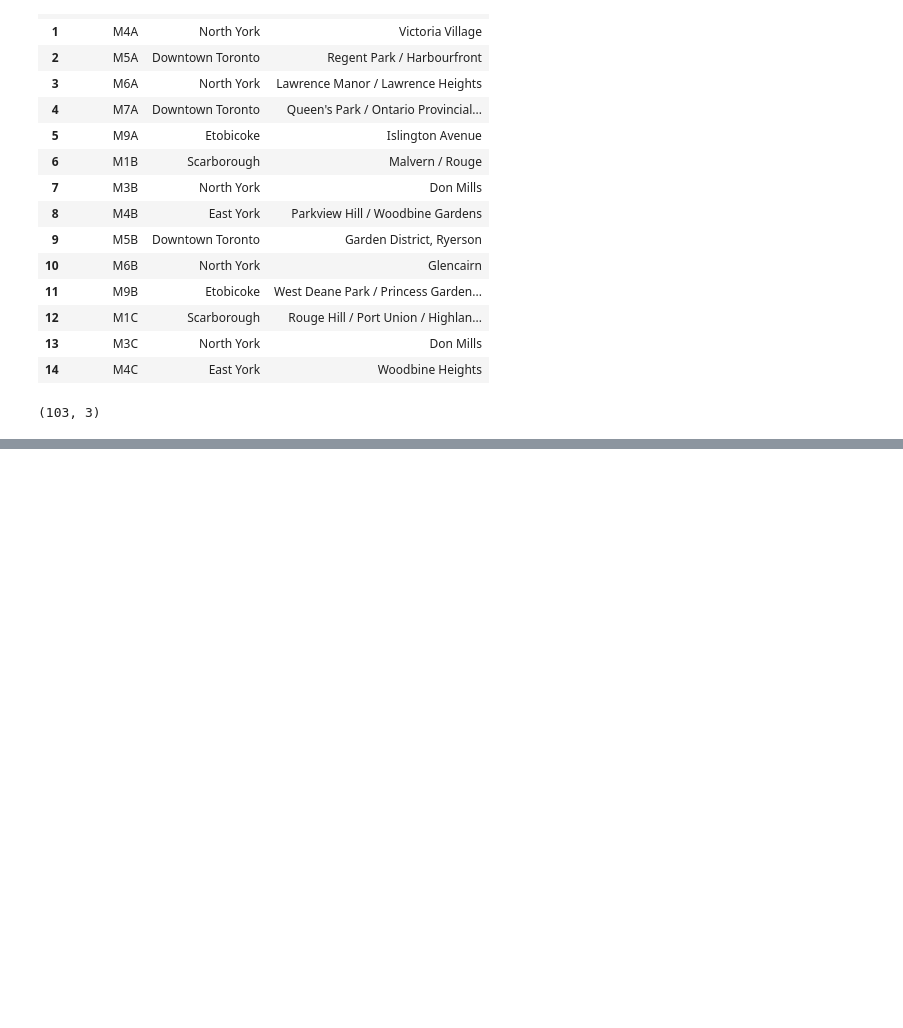
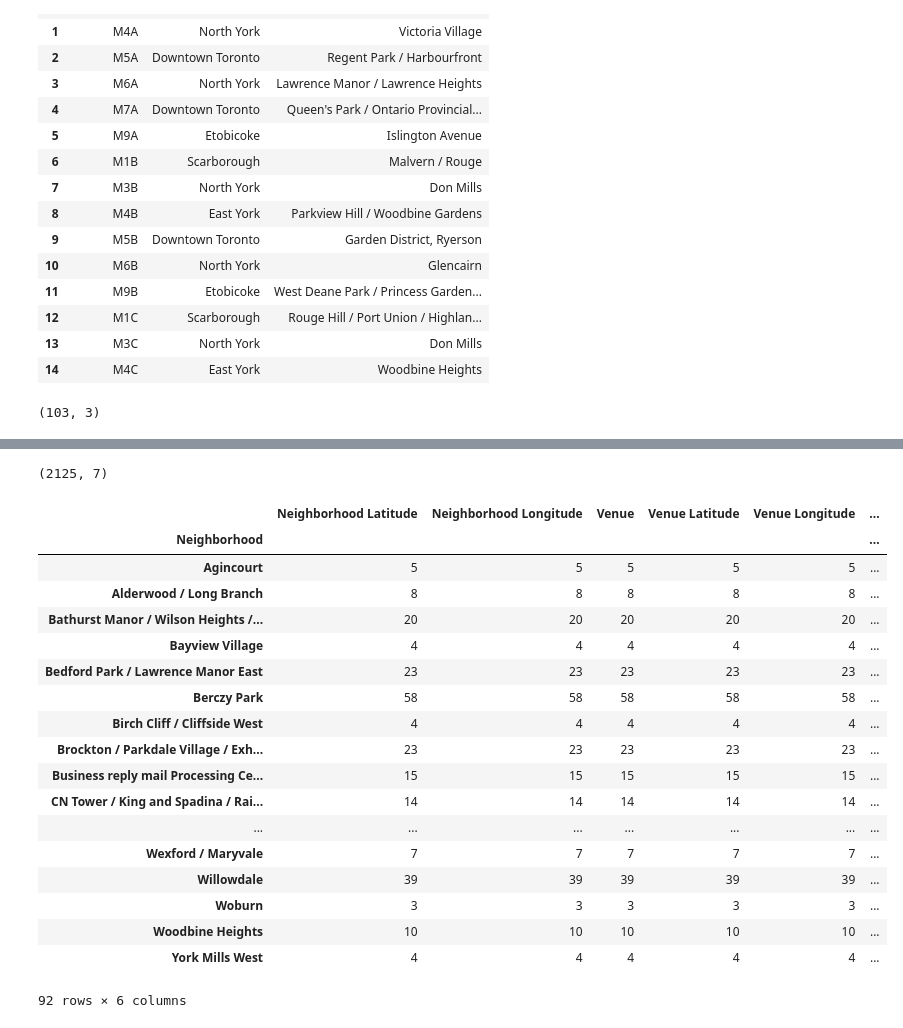
Before and after one commit to shivaram-nn/Coursera_Capstone, a Jupyter notebook: Segmentation and Clustering of Data from Toronto.ipynb, the cells around one changed output, grey strips where cells are left out. Cells and saved outputs as stored; diff of their text form; code cells hidden in the pictures; blank space fills up the shorter version.

```diff
--- a/Segmentation and Clustering of Data from Toronto.ipynb
+++ b/Segmentation and Clustering of Data from Toronto.ipynb
@@ -77,0 +178,18 @@ df_new.shape
+# %%
+map_toronto = folium.Map(location=[latitude_toronto, longitude_toronto], zoom_start=10)
+
+# add markers to map
+for lat, lng, borough, Neighbourhood in zip(Toronto_df['Latitude'], Toronto_df['Longitude'], Toronto_df['Borough'], Toronto_df['Neighborhood']):
+    label = '{}, {}'.format(Neighbourhood, borough)
+    label = folium.Popup(label, parse_html=True)
+    folium.CircleMarker(
+        [lat, lng],
+        radius=5,
+        popup=label,
+        color='blue',
+        fill=True,
+        fill_color='#3186cc',
+        fill_opacity=0.7,
+        parse_html=False).add_to(map_toronto)
+
+map_toronto
@@ -77,0 +291,26 @@ df_new.shape
+# %%
+toronto_venues.shape
+# %% [output]
+(2125, 7)
+# %%
+toronto_venues.groupby('Neighborhood').count()
+# %% [output]
+|  | Neighborhood Latitude | Neighborhood Longitude | Venue | Venue Latitude | Venue Longitude | ... |
+| Neighborhood |  |  |  |  |  | ... |
+| Agincourt | 5 | 5 | 5 | 5 | 5 | ... |
+| Alderwood / Long Branch | 8 | 8 | 8 | 8 | 8 | ... |
+| Bathurst Manor / Wilson Heights /... | 20 | 20 | 20 | 20 | 20 | ... |
+| Bayview Village | 4 | 4 | 4 | 4 | 4 | ... |
+| Bedford Park / Lawrence Manor East | 23 | 23 | 23 | 23 | 23 | ... |
+| Berczy Park | 58 | 58 | 58 | 58 | 58 | ... |
+| Birch Cliff / Cliffside West | 4 | 4 | 4 | 4 | 4 | ... |
+| Brockton / Parkdale Village / Exh... | 23 | 23 | 23 | 23 | 23 | ... |
+| Business reply mail Processing Ce... | 15 | 15 | 15 | 15 | 15 | ... |
+| CN Tower / King and Spadina / Rai... | 14 | 14 | 14 | 14 | 14 | ... |
+| ... | ... | ... | ... | ... | ... | ... |
+| Wexford / Maryvale | 7 | 7 | 7 | 7 | 7 | ... |
+| Willowdale | 39 | 39 | 39 | 39 | 39 | ... |
+| Woburn | 3 | 3 | 3 | 3 | 3 | ... |
+| Woodbine Heights | 10 | 10 | 10 | 10 | 10 | ... |
+| York Mills West | 4 | 4 | 4 | 4 | 4 | ... |
+92 rows × 6 columns
```
Also changed, not shown: parts of 19 cells of this notebook.
